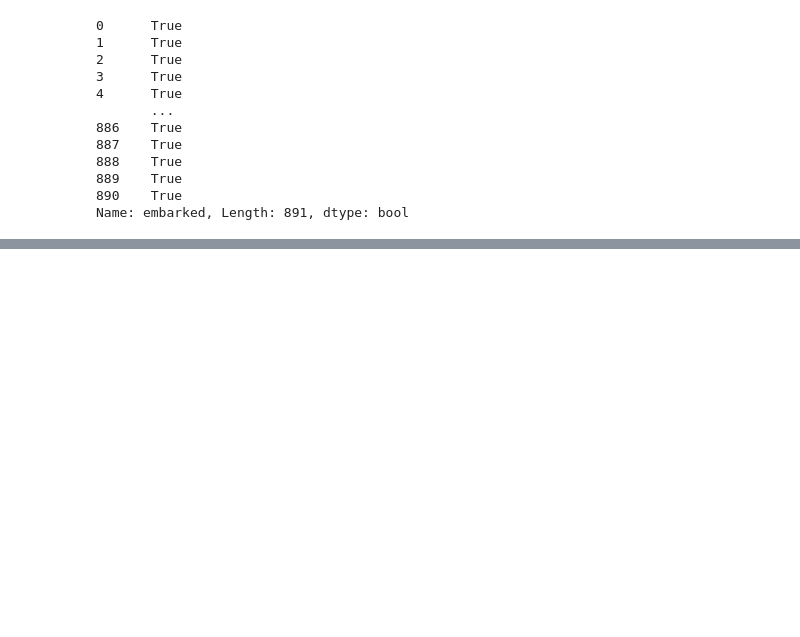
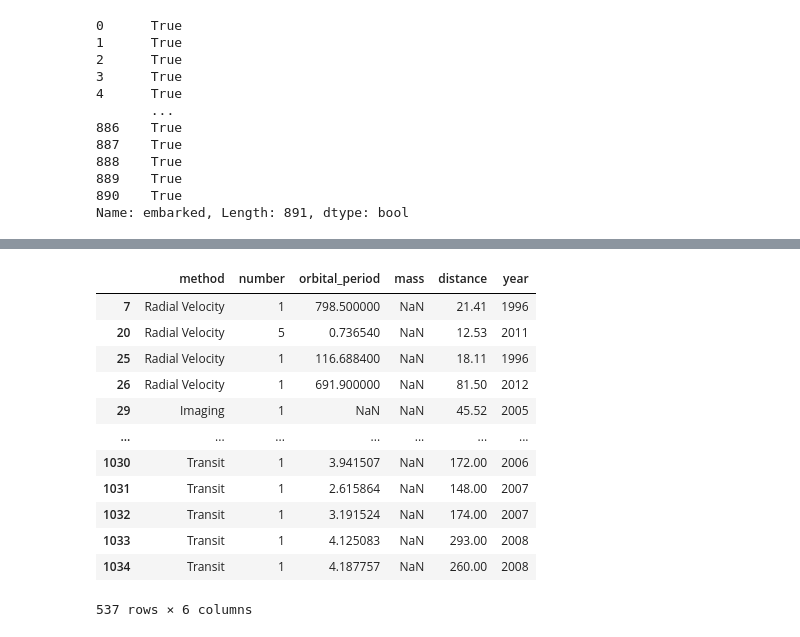
Before and after one commit to kedareswar12/Machine_Learning, a Jupyter notebook: src/machinelearning/Feature_engineering/missing_values_.ipynb, the cells around one changed output, grey strips where cells are left out. Saved outputs shown, nothing was run; the diff lists cells and outputs as text; code cells hidden in the pictures; blank space fills up the shorter version.

```diff
--- a/src/machinelearning/Feature_engineering/missing_values_.ipynb
+++ b/src/machinelearning/Feature_engineering/missing_values_.ipynb
@@ -177,0 +228,17 @@ Name: embarked, Length: 891, dtype: bool
+# %%
+# Rows containing at least one missing value
+df2[df2.isnull().any(axis=1)]
+# %% [output]
+|  | method | number | orbital_period | mass | distance | year |
+| 7 | Radial Velocity | 1 | 798.500000 | NaN | 21.41 | 1996 |
+| 20 | Radial Velocity | 5 | 0.736540 | NaN | 12.53 | 2011 |
+| 25 | Radial Velocity | 1 | 116.688400 | NaN | 18.11 | 1996 |
+| 26 | Radial Velocity | 1 | 691.900000 | NaN | 81.50 | 2012 |
+| 29 | Imaging | 1 | NaN | NaN | 45.52 | 2005 |
+| ... | ... | ... | ... | ... | ... | ... |
+| 1030 | Transit | 1 | 3.941507 | NaN | 172.00 | 2006 |
+| 1031 | Transit | 1 | 2.615864 | NaN | 148.00 | 2007 |
+| 1032 | Transit | 1 | 3.191524 | NaN | 174.00 | 2007 |
+| 1033 | Transit | 1 | 4.125083 | NaN | 293.00 | 2008 |
+| 1034 | Transit | 1 | 4.187757 | NaN | 260.00 | 2008 |
+537 rows × 6 columns
```
Also changed, not shown: parts of 16 cells of this notebook, 4 other files.
